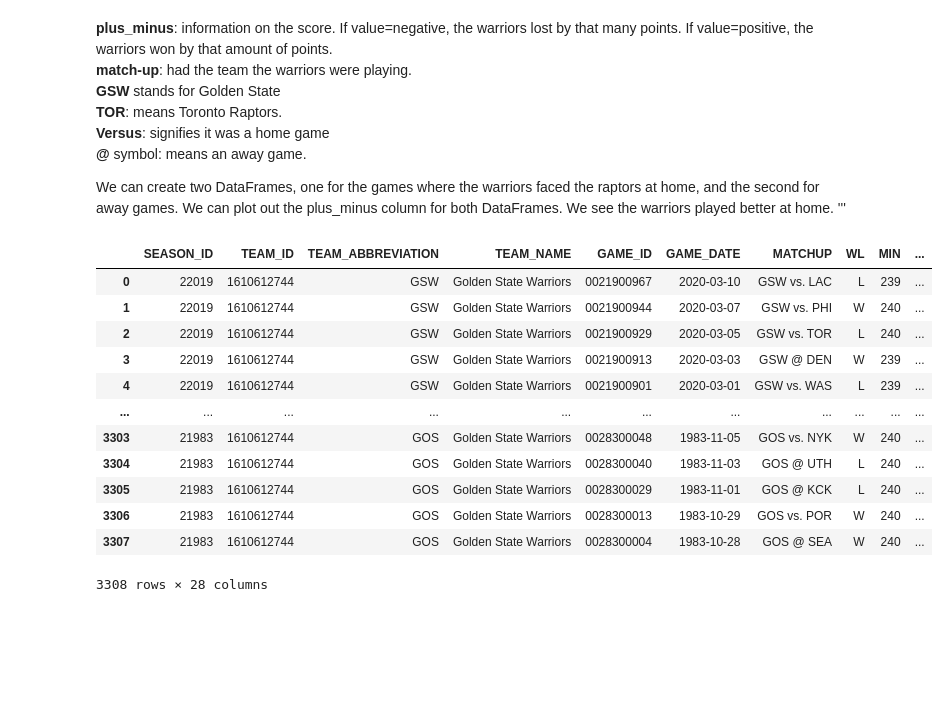
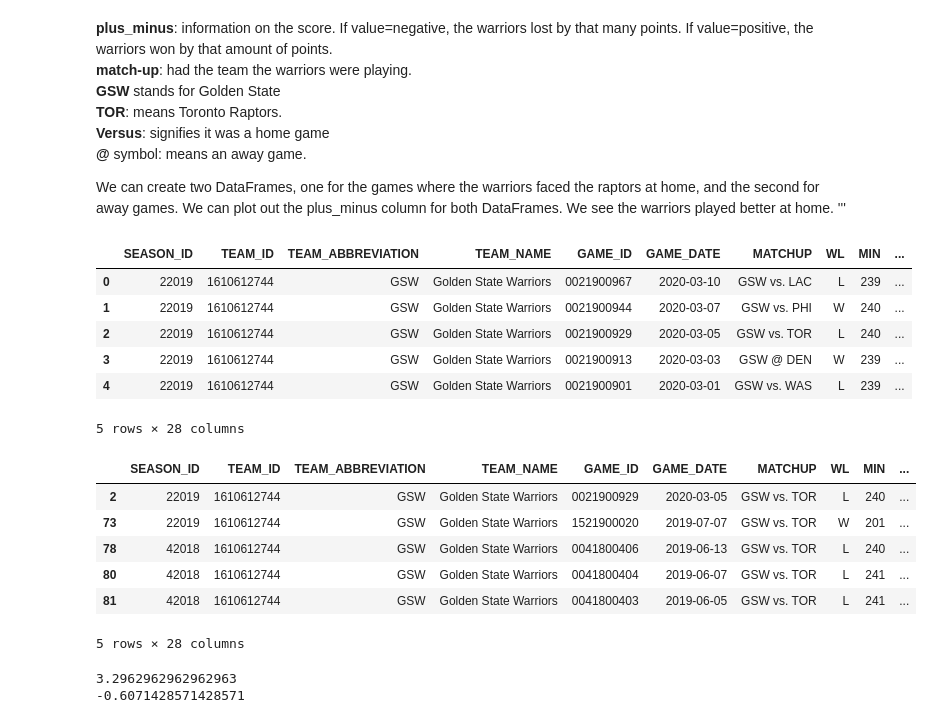
Before and after one commit to anitaguo49/NBA-Games-Analysis, a Jupyter notebook: NBA_Game_Analysis_API_Call.ipynb, the cells around one changed output. Drawn from its saved outputs; the diff is of its cells as text; code cells hidden in the pictures; blank space fills up the shorter version.

```diff
--- a/NBA_Game_Analysis_API_Call.ipynb
+++ b/NBA_Game_Analysis_API_Call.ipynb
@@ -88,18 +101,34 @@ better at home.
 '''
 # %%
 games = gamefinder.get_data_frames()[0]
-games
+games.head()
 # %% [output]
 |  | SEASON_ID | TEAM_ID | TEAM_ABBREVIATION | TEAM_NAME | GAME_ID | GAME_DATE | MATCHUP | WL | MIN | ... |
 | 0 | 22019 | 1610612744 | GSW | Golden State Warriors | 0021900967 | 2020-03-10 | GSW vs. LAC | L | 239 | ... |
 | 1 | 22019 | 1610612744 | GSW | Golden State Warriors | 0021900944 | 2020-03-07 | GSW vs. PHI | W | 240 | ... |
 | 2 | 22019 | 1610612744 | GSW | Golden State Warriors | 0021900929 | 2020-03-05 | GSW vs. TOR | L | 240 | ... |
 | 3 | 22019 | 1610612744 | GSW | Golden State Warriors | 0021900913 | 2020-03-03 | GSW @ DEN | W | 239 | ... |
 | 4 | 22019 | 1610612744 | GSW | Golden State Warriors | 0021900901 | 2020-03-01 | GSW vs. WAS | L | 239 | ... |
-| ... | ... | ... | ... | ... | ... | ... | ... | ... | ... | ... |
-| 3303 | 21983 | 1610612744 | GOS | Golden State Warriors | 0028300048 | 1983-11-05 | GOS vs. NYK | W | 240 | ... |
-| 3304 | 21983 | 1610612744 | GOS | Golden State Warriors | 0028300040 | 1983-11-03 | GOS @ UTH | L | 240 | ... |
-| 3305 | 21983 | 1610612744 | GOS | Golden State Warriors | 0028300029 | 1983-11-01 | GOS @ KCK | L | 240 | ... |
-| 3306 | 21983 | 1610612744 | GOS | Golden State Warriors | 0028300013 | 1983-10-29 | GOS vs. POR | W | 240 | ... |
-| 3307 | 21983 | 1610612744 | GOS | Golden State Warriors | 0028300004 | 1983-10-28 | GOS @ SEA | W | 240 | ... |
-3308 rows × 28 columns
+5 rows × 28 columns
+# %%
+# create two dataframes, one for the games that the Warriors faced the raptors at home and the second for away games.
+games_home = games[games.MATCHUP=='GSW vs. TOR']
+games_away = games[games.MATCHUP=='GSW @ TOR']
+games_home.head()
+# %% [output]
+|  | SEASON_ID | TEAM_ID | TEAM_ABBREVIATION | TEAM_NAME | GAME_ID | GAME_DATE | MATCHUP | WL | MIN | ... |
+| 2 | 22019 | 1610612744 | GSW | Golden State Warriors | 0021900929 | 2020-03-05 | GSW vs. TOR | L | 240 | ... |
+| 73 | 22019 | 1610612744 | GSW | Golden State Warriors | 1521900020 | 2019-07-07 | GSW vs. TOR | W | 201 | ... |
+| 78 | 42018 | 1610612744 | GSW | Golden State Warriors | 0041800406 | 2019-06-13 | GSW vs. TOR | L | 240 | ... |
+| 80 | 42018 | 1610612744 | GSW | Golden State Warriors | 0041800404 | 2019-06-07 | GSW vs. TOR | L | 241 | ... |
+| 81 | 42018 | 1610612744 | GSW | Golden State Warriors | 0041800403 | 2019-06-05 | GSW vs. TOR | L | 241 | ... |
+5 rows × 28 columns
+# %%
+# calculate the mean for the column PLUS_MINUS for the dataframes games_home and  games_away
+home_mean = games_home.PLUS_MINUS.mean()   # same as: games_home.mean()['PLUS_MINUS']
+away_mean = games_away['PLUS_MINUS'].mean()   # same as: games_away.mean()['PLUS_MINUS']
+print(home_mean)
+print(away_mean)
+# %% [output]
+3.2962962962962963
+-0.6071428571428571
```
Also changed, not shown: parts of 15 cells of this notebook, 1 other file.
